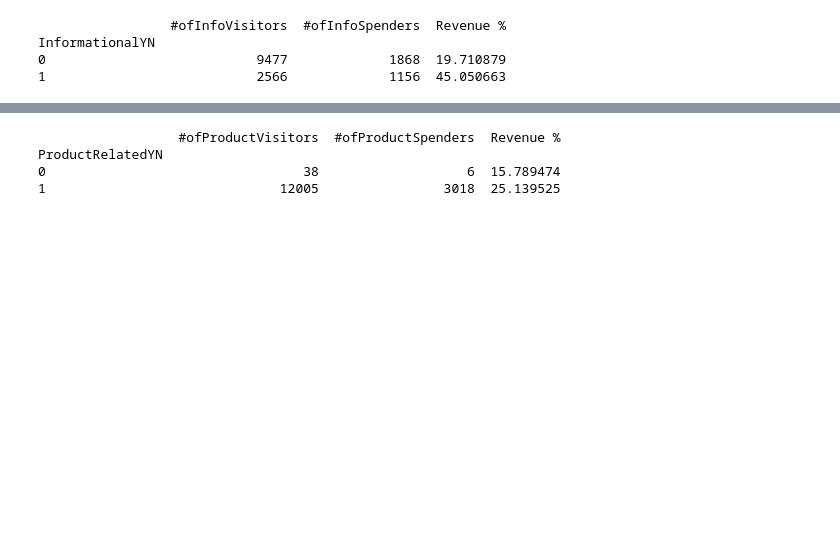
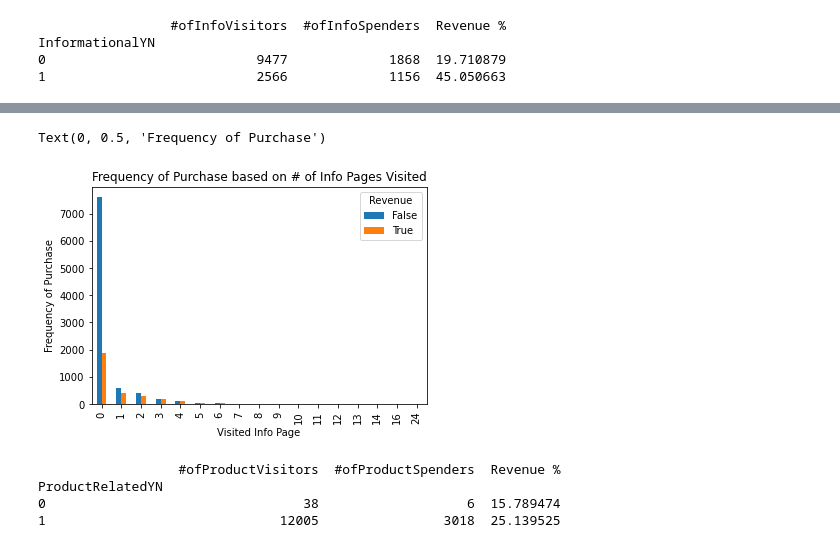
Before and after one commit to ivan-usd/panda-commerce, a Jupyter notebook: notebooks/halleExploratoryNotebook.ipynb, the cells around one changed output, grey strips where cells are left out. Cells and saved outputs as stored; diff of their text form; code cells hidden in the pictures; blank space fills up the shorter version.

```diff
--- a/notebooks/halleExploratoryNotebook.ipynb
+++ b/notebooks/halleExploratoryNotebook.ipynb
@@ -814 +841,10 @@ InformationalYN
+# %%
+%matplotlib inline
+pd.crosstab(eCommerceDF.Informational,eCommerceDF.Revenue).plot(kind='bar')
+plt.title('Frequency of Purchase based on # of Info Pages Visited')
+plt.xlabel('Visited Info Page')
+plt.ylabel('Frequency of Purchase')
+# %% [output]
+Text(0, 0.5, 'Frequency of Purchase')
+[figure, added]
 # %%
```
Also changed, not shown: parts of 49 cells of this notebook.
